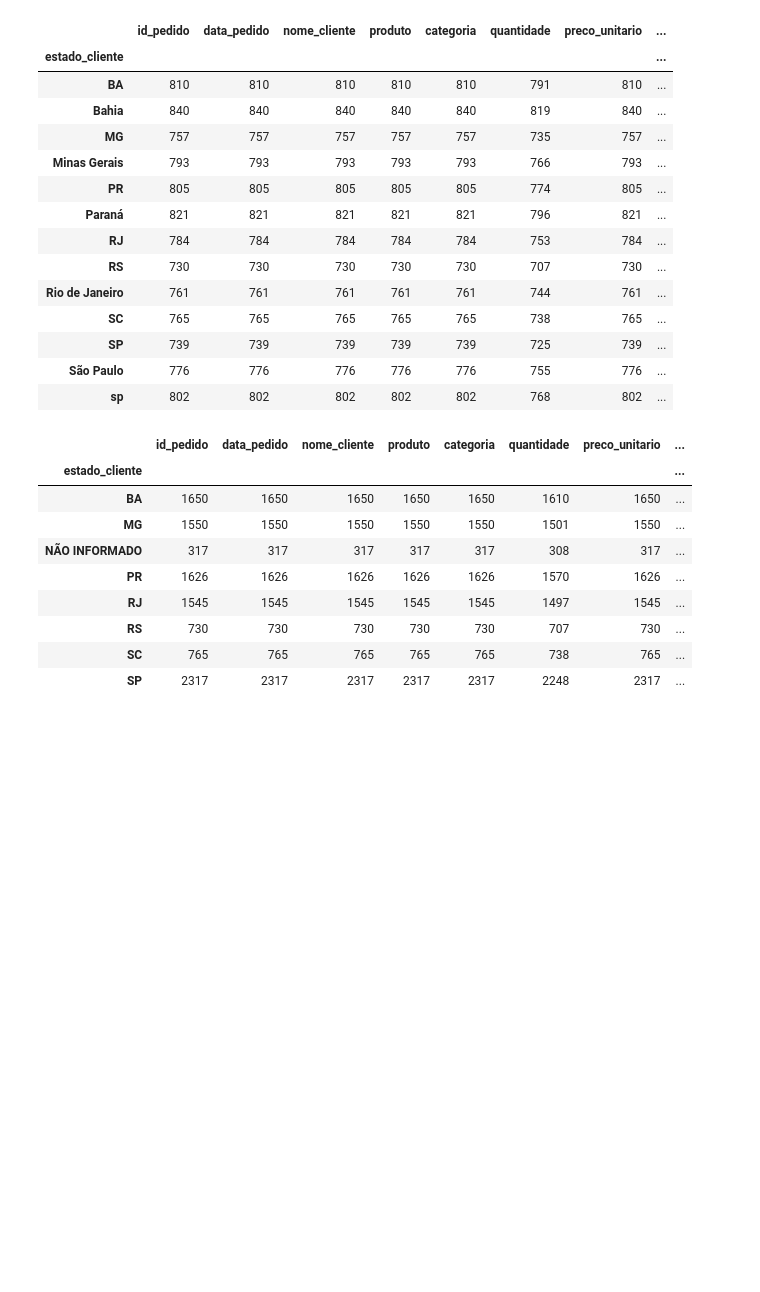
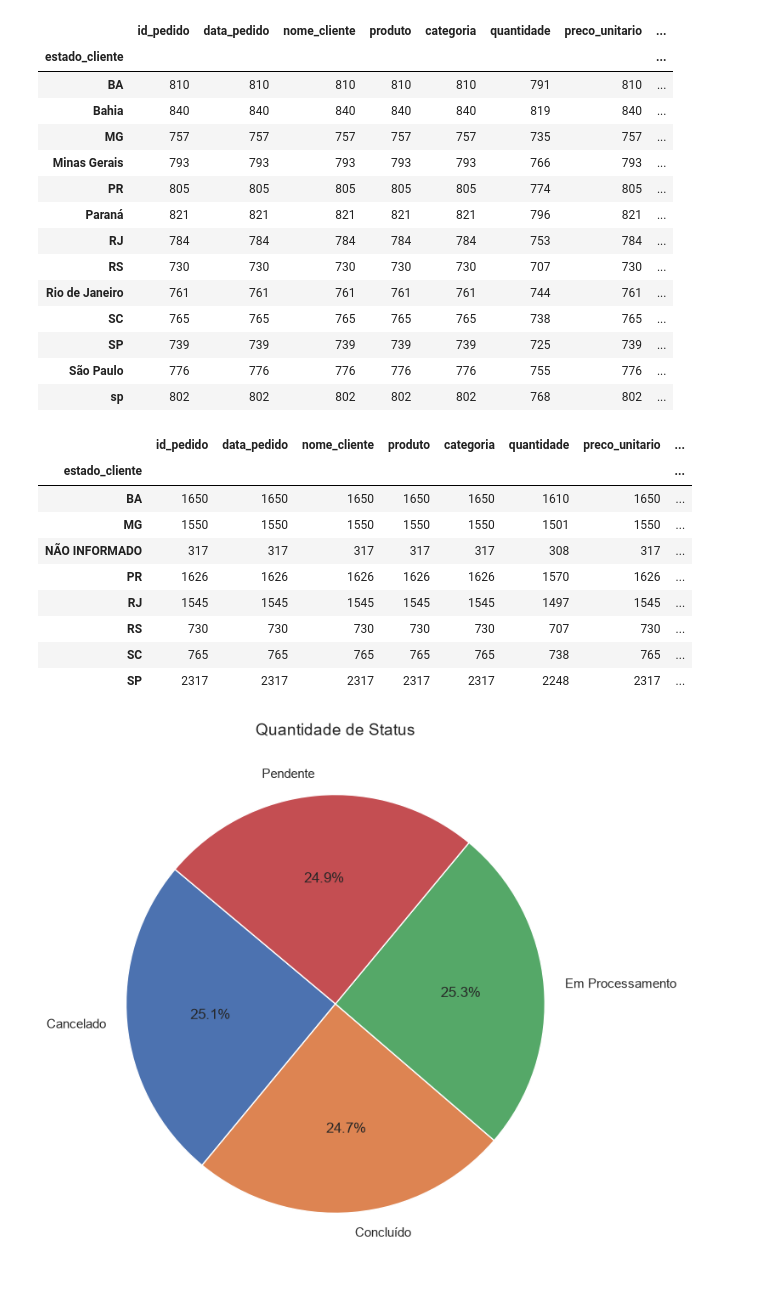
Before and after one commit to Fariu889/Projeto_Open_Source_Turma_01467.2026.0001, a Jupyter notebook: E_Commerce/Datasets/e_commerce.ipynb, the cells around one changed output. Saved outputs shown, nothing was run; the diff lists cells and outputs as text; code cells hidden in the pictures; blank space fills up the shorter version.

```diff
--- a/E_Commerce/Datasets/e_commerce.ipynb
+++ b/E_Commerce/Datasets/e_commerce.ipynb
@@ -129,6 +132,17 @@ base_vendas["quantidade"] = base_vendas["quantidade"].abs()
 base_vendas["preco_unitario"] = base_vendas["preco_unitario"].fillna(0)
 base_vendas["valor_total"] = base_vendas["valor_total"].fillna(0)
 base_vendas["quantidade"] = base_vendas["quantidade"].fillna(0)
+# %%
+contagem_status = base_vendas.groupby("status_pedido").size().reset_index(name = "quantidade")
+
+plt.figure(figsize = (12,8))
+plt.pie(contagem_status["quantidade"], labels = contagem_status["status_pedido"], autopct = "%1.1f%%", startangle= 140)
+
+plt.title("Quantidade de Status", fontsize = 14)
+plt.tight_layout
+plt.show()
+# %% [output]
+[figure, added]
 # %%
 base_vendas = base_vendas[base_vendas["status_pedido"].isin(["Concluído", "Em processamento"])]
 # %%
```
Also changed, not shown: parts of 5 cells of this notebook, 1 other file.
